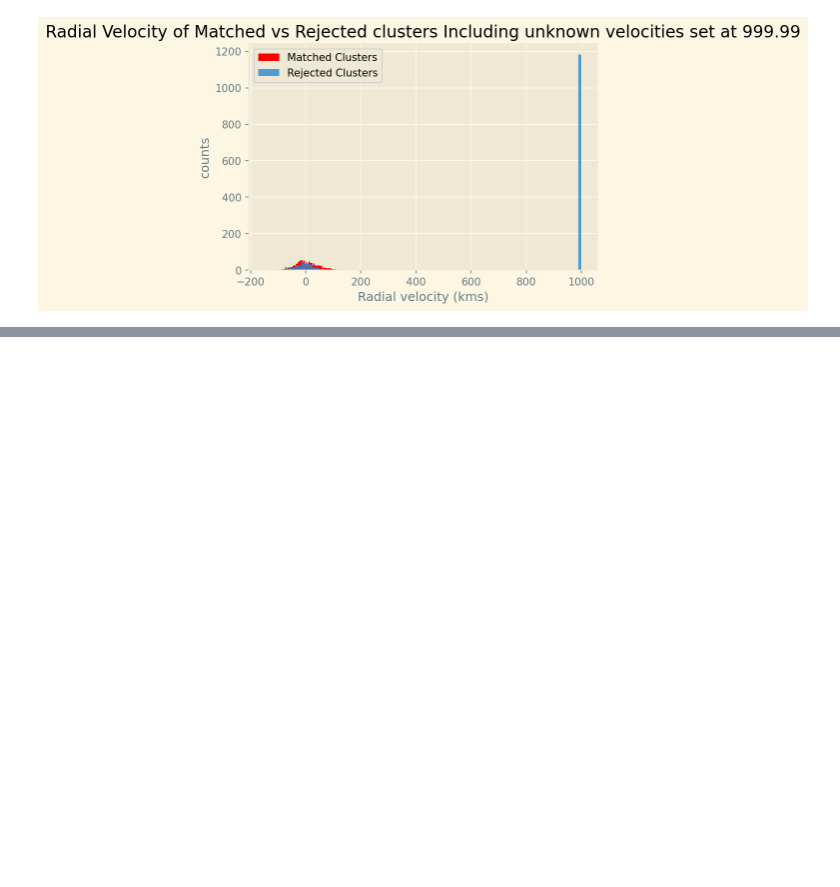
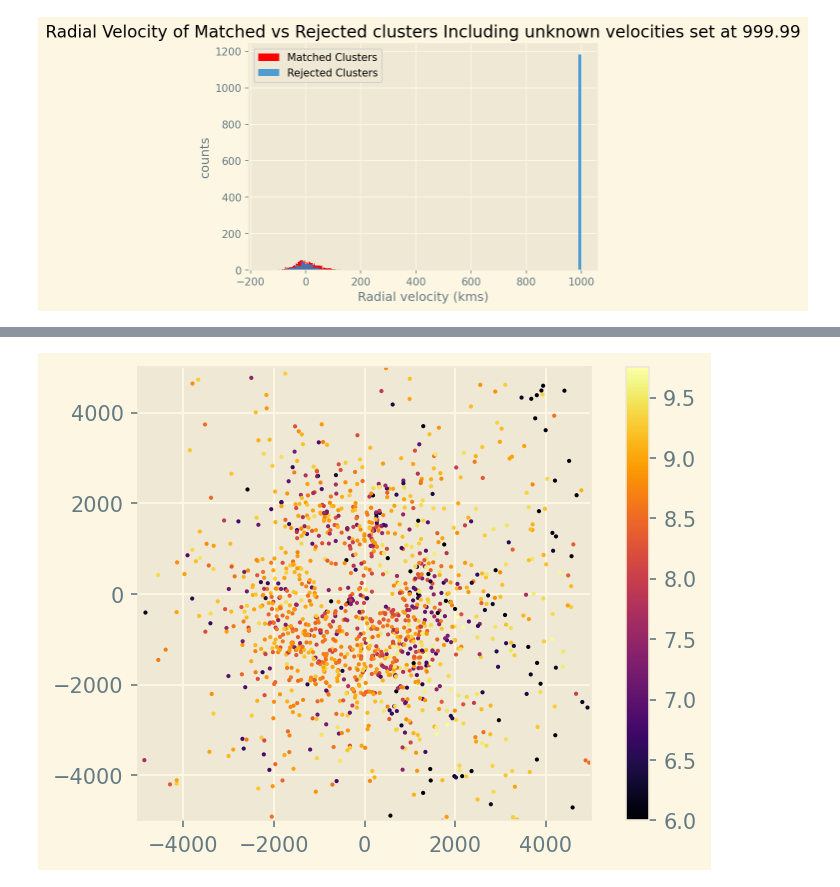
Before and after one commit to jpbatleidenuniv/BRP, a Jupyter notebook: Notebooks/MainNotebook.ipynb, the cells around one changed output, grey strips where cells are left out. Drawn from its saved outputs; the diff is of its cells as text; code cells hidden in the pictures; blank space fills up the shorter version.

```diff
--- a/Notebooks/MainNotebook.ipynb
+++ b/Notebooks/MainNotebook.ipynb
@@ -215,0 +214,12 @@ plt.show()
+# %%
+kharslice_coords = coord.SkyCoord(khar_not_matched['RAhour'].values*u.hourangle, khar_not_matched['DEdeg'].values*u.deg, khar_not_matched['d'].values*u.pc, frame='icrs')
+kharslice_coords = kharslice_coords.transform_to(coord.Galactic).cartesian
+
+plt.scatter(kharslice_coords.x, kharslice_coords.y, c = khar_not_matched['logt'], cmap = 'inferno', s=1,)
+plt.gca().set_aspect('equal')
+plt.xlim(-5000, 5000)
+plt.ylim(-5000, 5000)
+plt.colorbar()
+plt.show()
+# %% [output]
+[figure, added]
```
Also changed, not shown: parts of 5 cells of this notebook.
